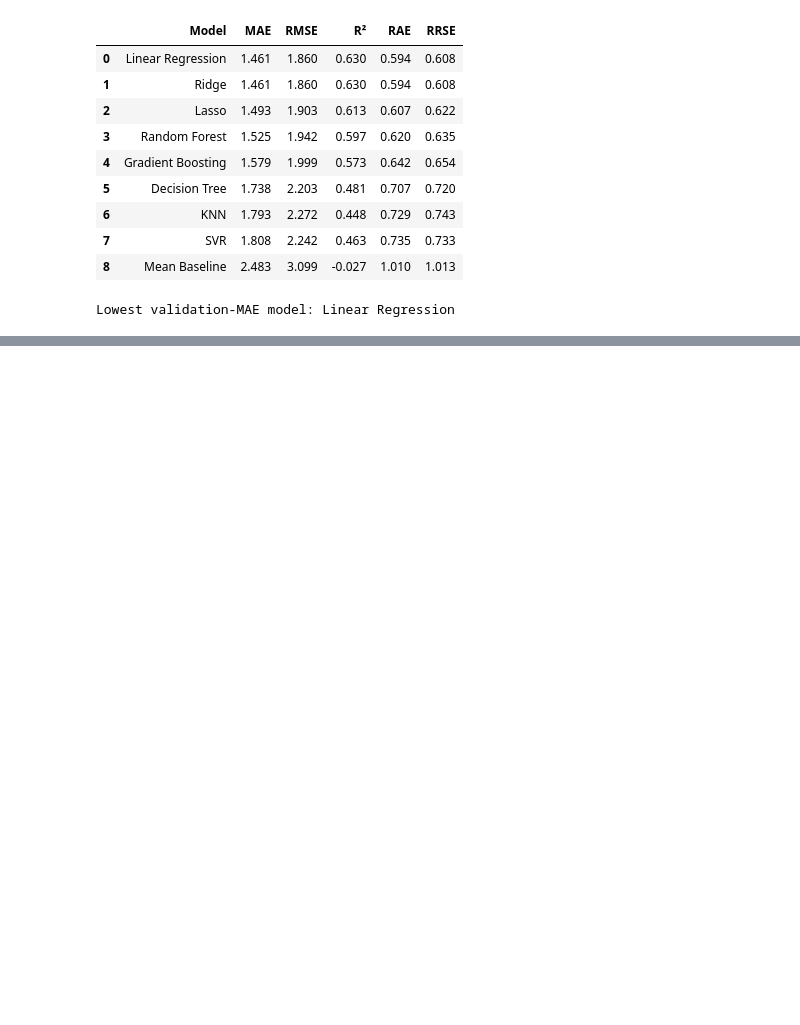
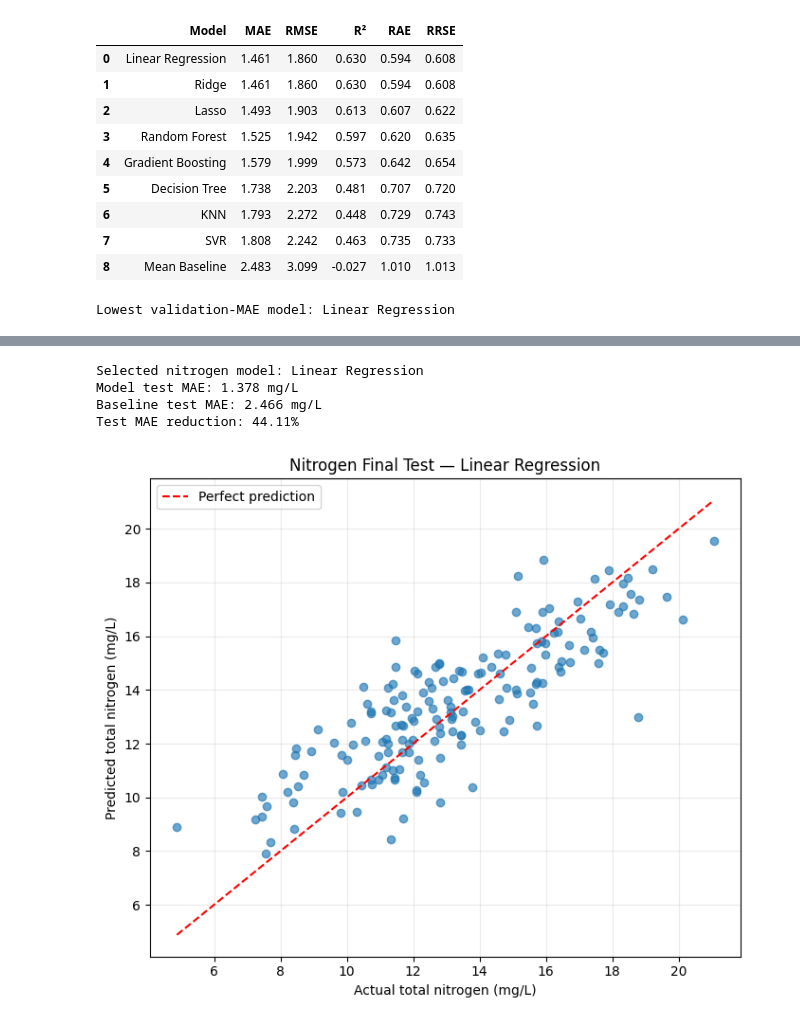
Before and after one commit to DeepikaSneha/wastewater_ML_pipelines, a Jupyter notebook: Main.ipynb, the cells around one changed output, grey strips where cells are left out. Cells and saved outputs as stored; diff of their text form; code cells hidden in the pictures; blank space fills up the shorter version.

```diff
--- a/Main.ipynb
+++ b/Main.ipynb
@@ -3372,0 +3708,71 @@ Lowest validation-MAE model: Linear Regression
+# %%
+#Calculate test MAE reduction
+
+
+tn_model_mae = tn_test_results.loc[
+    tn_test_results["Model"].eq(tn_selected_model_name),
+    "MAE"
+].iloc[0]
+
+tn_baseline_mae = tn_test_results.loc[
+    tn_test_results["Model"].eq("Mean Baseline"),
+    "MAE"
+].iloc[0]
+
+print(f"Selected nitrogen model: {tn_selected_model_name}")
+print(f"Model test MAE: {tn_model_mae:.3f} mg/L")
+print(f"Baseline test MAE: {tn_baseline_mae:.3f} mg/L")
+
+if tn_baseline_mae > 0:
+    tn_improvement_pct = (
+        (tn_baseline_mae - tn_model_mae)
+        / tn_baseline_mae
+    ) * 100
+
+    print(f"Test MAE reduction: {tn_improvement_pct:.2f}%")
+else:
+    tn_improvement_pct = np.nan
+    print("Percentage reduction is undefined because baseline MAE is zero.")
+# %% [output]
+Selected nitrogen model: Linear Regression
+Model test MAE: 1.378 mg/L
+Baseline test MAE: 2.466 mg/L
+Test MAE reduction: 44.11%
+# %%
+#Plot actual versus predicted test nitrogen
+
+tn_test_plot_min = min(
+    tn_test_actual.min(),
+    tn_test_predictions.min()
+)
+
+tn_test_plot_max = max(
+    tn_test_actual.max(),
+    tn_test_predictions.max()
+)
+
+plt.figure(figsize=(7, 6))
+
+plt.scatter(
+    tn_test_actual,
+    tn_test_predictions,
+    alpha=0.65
+)
+
+plt.plot(
+    [tn_test_plot_min, tn_test_plot_max],
+    [tn_test_plot_min, tn_test_plot_max],
+    color="red",
+    linestyle="--",
+    label="Perfect prediction"
+)
+
+plt.xlabel("Actual total nitrogen (mg/L)")
+plt.ylabel("Predicted total nitrogen (mg/L)")
+plt.title(f"Nitrogen Final Test — {tn_selected_model_name}")
+plt.legend()
+plt.grid(alpha=0.25)
+plt.tight_layout()
+plt.show()
+# %% [output]
+[figure, added]
```
Also changed, not shown: parts of 59 cells of this notebook.
